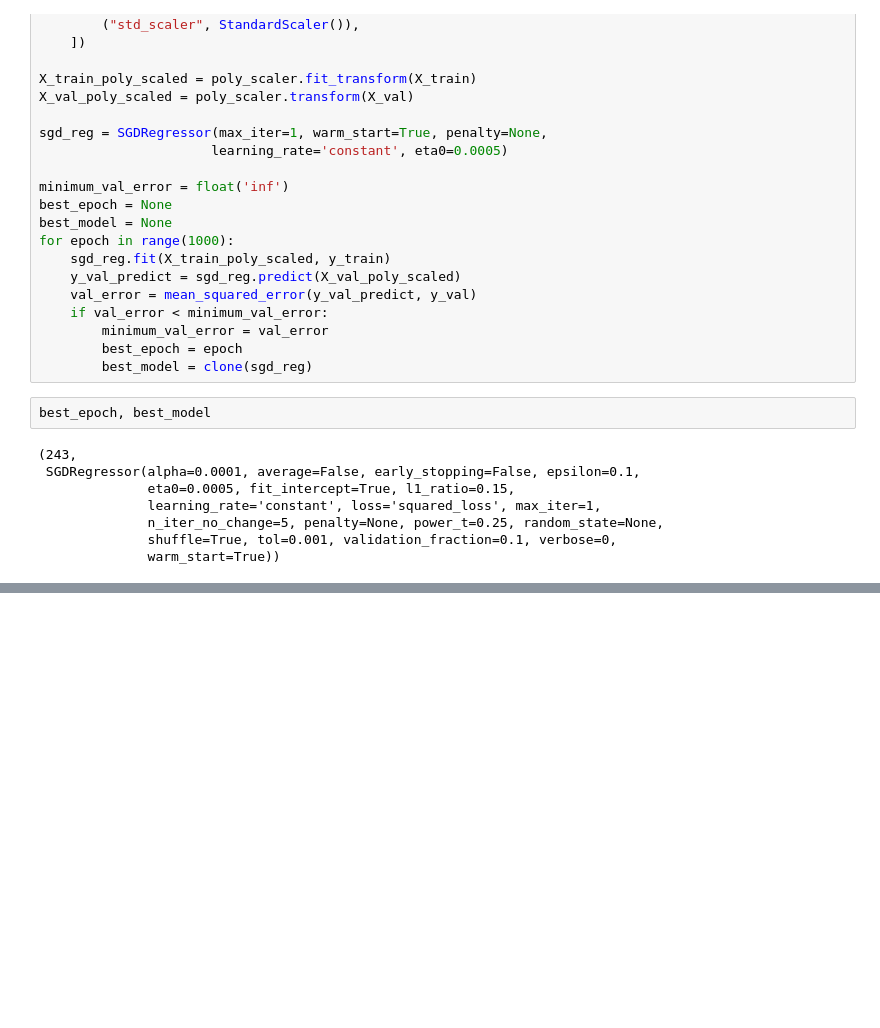
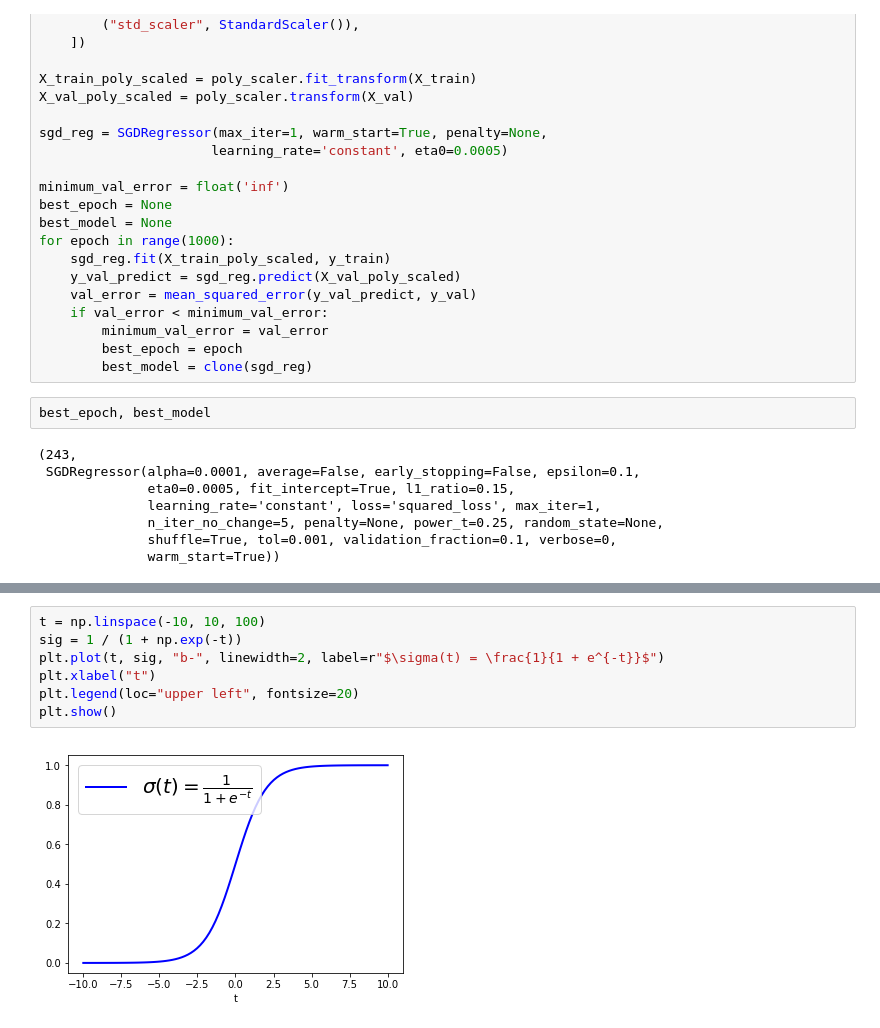
Before and after one commit to AlejandroAlayonS/Machine-Learning, a Jupyter notebook: 4. Training models.ipynb, the cells around one changed output, grey strips where cells are left out. Cells and saved outputs as stored; diff of their text form; blank space fills up the shorter version.

```diff
--- a/4. Training models.ipynb
+++ b/4. Training models.ipynb
@@ -363,0 +376,9 @@ best_epoch, best_model
+# %%
+t = np.linspace(-10, 10, 100)
+sig = 1 / (1 + np.exp(-t))
+plt.plot(t, sig, "b-", linewidth=2, label=r"$\sigma(t) = \frac{1}{1 + e^{-t}}$")
+plt.xlabel("t")
+plt.legend(loc="upper left", fontsize=20)
+plt.show()
+# %% [output]
+[figure, added]
```
Also changed, not shown: parts of 9 cells of this notebook.
